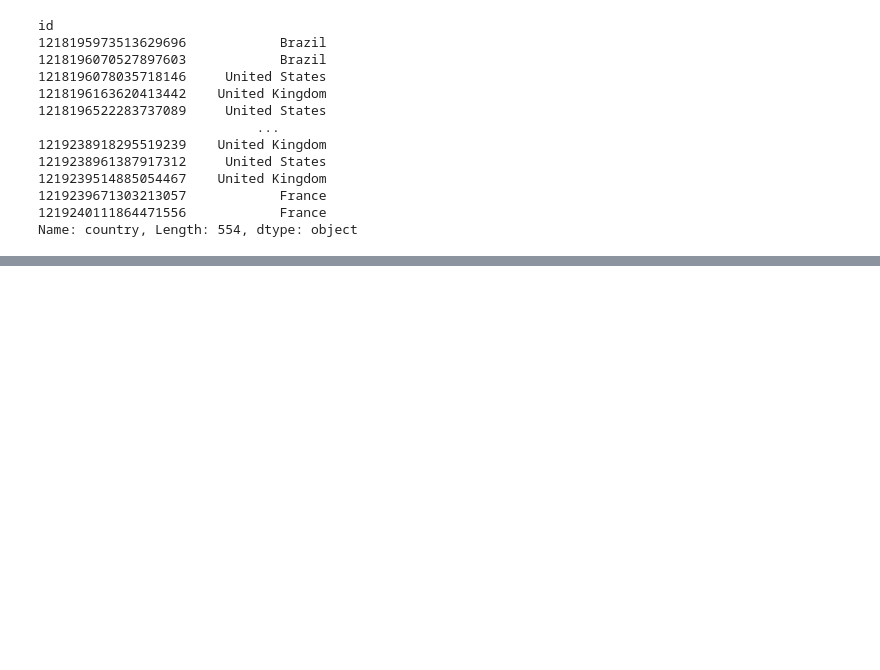
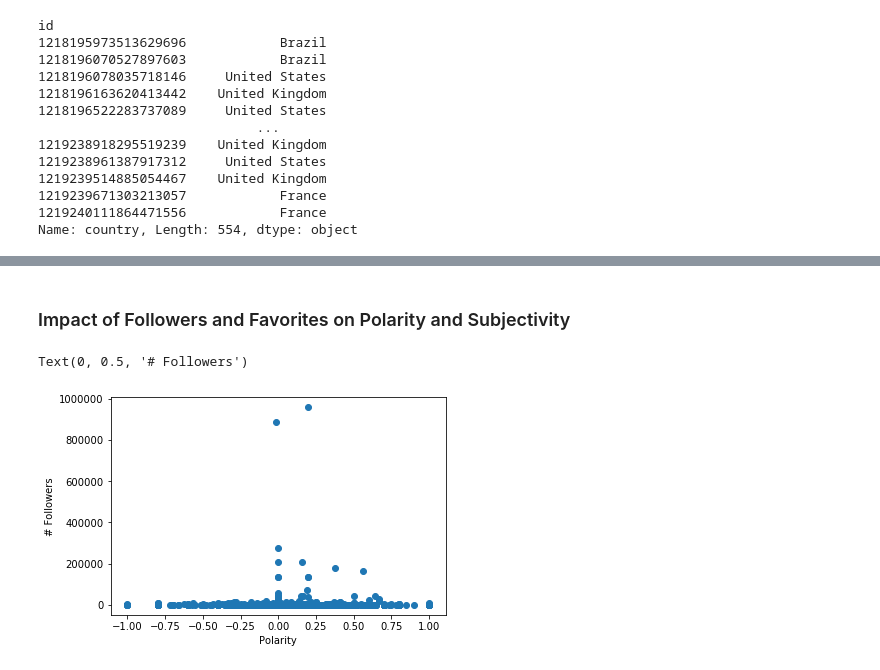
Before and after one commit to smidtfab/Twitter_Crawler, a Jupyter notebook: TwitterCrawler_LGBTQ.ipynb, the cells around one changed output, grey strips where cells are left out. Cells and saved outputs as stored; diff of their text form; code cells hidden in the pictures; blank space fills up the shorter version.

Commit message:
Impact of followers and favorites on polarity and subjectivity

```diff
--- a/TwitterCrawler_LGBTQ.ipynb
+++ b/TwitterCrawler_LGBTQ.ipynb
@@ -459,3 +460,12 @@ fig = px.choropleth(tweets_country,
                     hover_name="trans_country", # column to add to hover information
                     color_continuous_scale=px.colors.sequential.Plasma)
 fig.show()
+# %% [markdown]
+### Impact of Followers and Favorites on Polarity and Subjectivity
+# %%
+plt.scatter(tweets['polar'], tweets['followers'])
+plt.xlabel('Polarity')
+plt.ylabel('# Followers')
+# %% [output]
+Text(0, 0.5, '# Followers')
+[figure, added]
```
Also changed, not shown: parts of 4 cells of this notebook.
